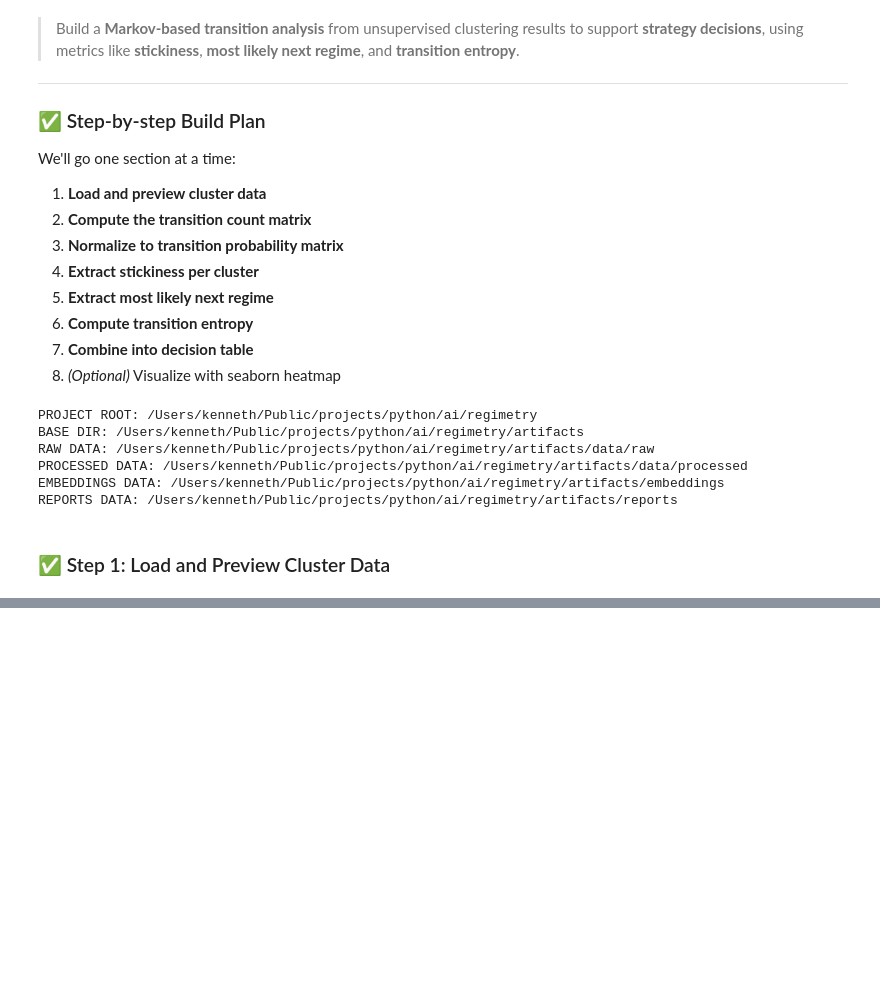
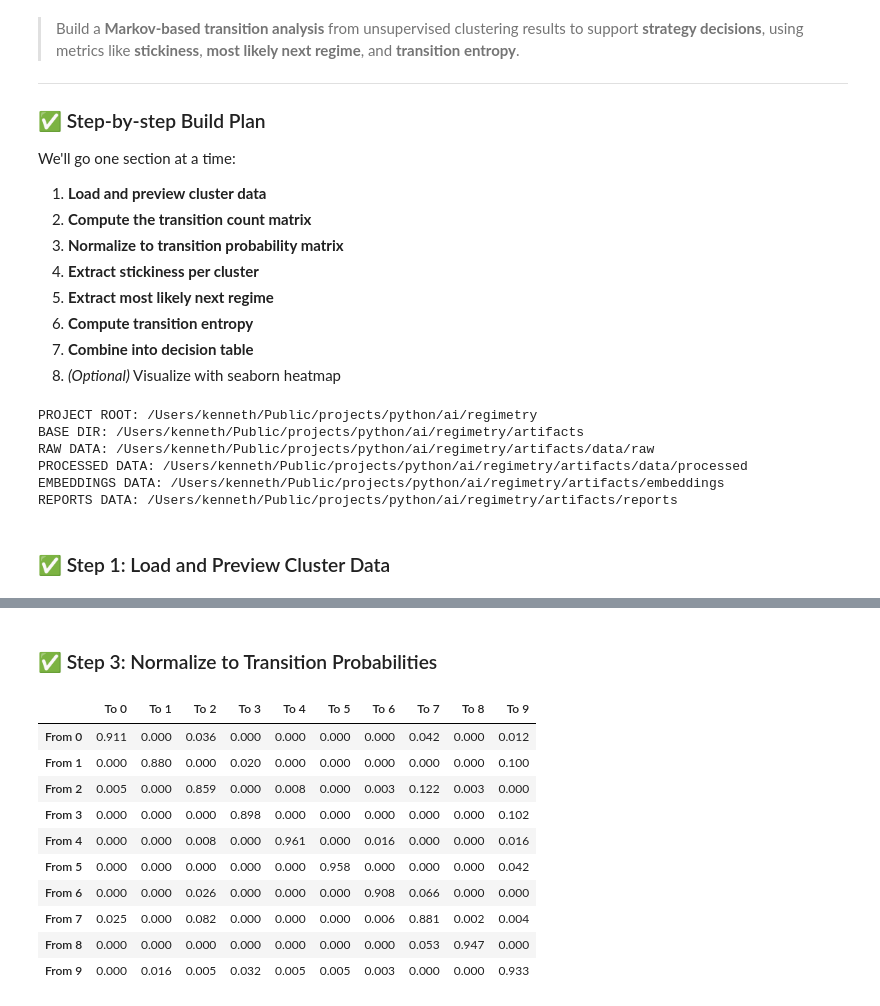
Before and after one commit to kjpou1/regimetry, a Jupyter notebook: notebook/notebooks/20_regime_transition_analysis.ipynb, the cells around one changed output, grey strips where cells are left out. Saved outputs shown, nothing was run; the diff lists cells and outputs as text; code cells hidden in the pictures; blank space fills up the shorter version.

```diff
--- a/notebook/notebooks/20_regime_transition_analysis.ipynb
+++ b/notebook/notebooks/20_regime_transition_analysis.ipynb
@@ -60,0 +103,30 @@ df.head()
+# %% [markdown]
+### ✅ Step 3: Normalize to Transition Probabilities
+# %%
+# Avoid division by zero
+row_sums = transition_counts.sum(axis=1, keepdims=True)
+row_sums[row_sums == 0] = 1  # safeguard: prevent divide-by-zero
+
+# Normalize the count matrix row-wise
+transition_probs = transition_counts / row_sums
+
+# Display as DataFrame
+transition_df = pd.DataFrame(
+    transition_probs,
+    index=[f"From {i}" for i in range(n_clusters)],
+    columns=[f"To {i}" for i in range(n_clusters)]
+)
+
+transition_df.round(3)
+# %% [output]
+|  | To 0 | To 1 | To 2 | To 3 | To 4 | To 5 | To 6 | To 7 | To 8 | To 9 |
+| From 0 | 0.911 | 0.000 | 0.036 | 0.000 | 0.000 | 0.000 | 0.000 | 0.042 | 0.000 | 0.012 |
+| From 1 | 0.000 | 0.880 | 0.000 | 0.020 | 0.000 | 0.000 | 0.000 | 0.000 | 0.000 | 0.100 |
+| From 2 | 0.005 | 0.000 | 0.859 | 0.000 | 0.008 | 0.000 | 0.003 | 0.122 | 0.003 | 0.000 |
+| From 3 | 0.000 | 0.000 | 0.000 | 0.898 | 0.000 | 0.000 | 0.000 | 0.000 | 0.000 | 0.102 |
+| From 4 | 0.000 | 0.000 | 0.008 | 0.000 | 0.961 | 0.000 | 0.016 | 0.000 | 0.000 | 0.016 |
+| From 5 | 0.000 | 0.000 | 0.000 | 0.000 | 0.000 | 0.958 | 0.000 | 0.000 | 0.000 | 0.042 |
+| From 6 | 0.000 | 0.000 | 0.026 | 0.000 | 0.000 | 0.000 | 0.908 | 0.066 | 0.000 | 0.000 |
+| From 7 | 0.025 | 0.000 | 0.082 | 0.000 | 0.000 | 0.000 | 0.006 | 0.881 | 0.002 | 0.004 |
+| From 8 | 0.000 | 0.000 | 0.000 | 0.000 | 0.000 | 0.000 | 0.000 | 0.053 | 0.947 | 0.000 |
+| From 9 | 0.000 | 0.016 | 0.005 | 0.032 | 0.005 | 0.005 | 0.003 | 0.000 | 0.000 | 0.933 |
```
Also changed, not shown: parts of 14 cells of this notebook.
